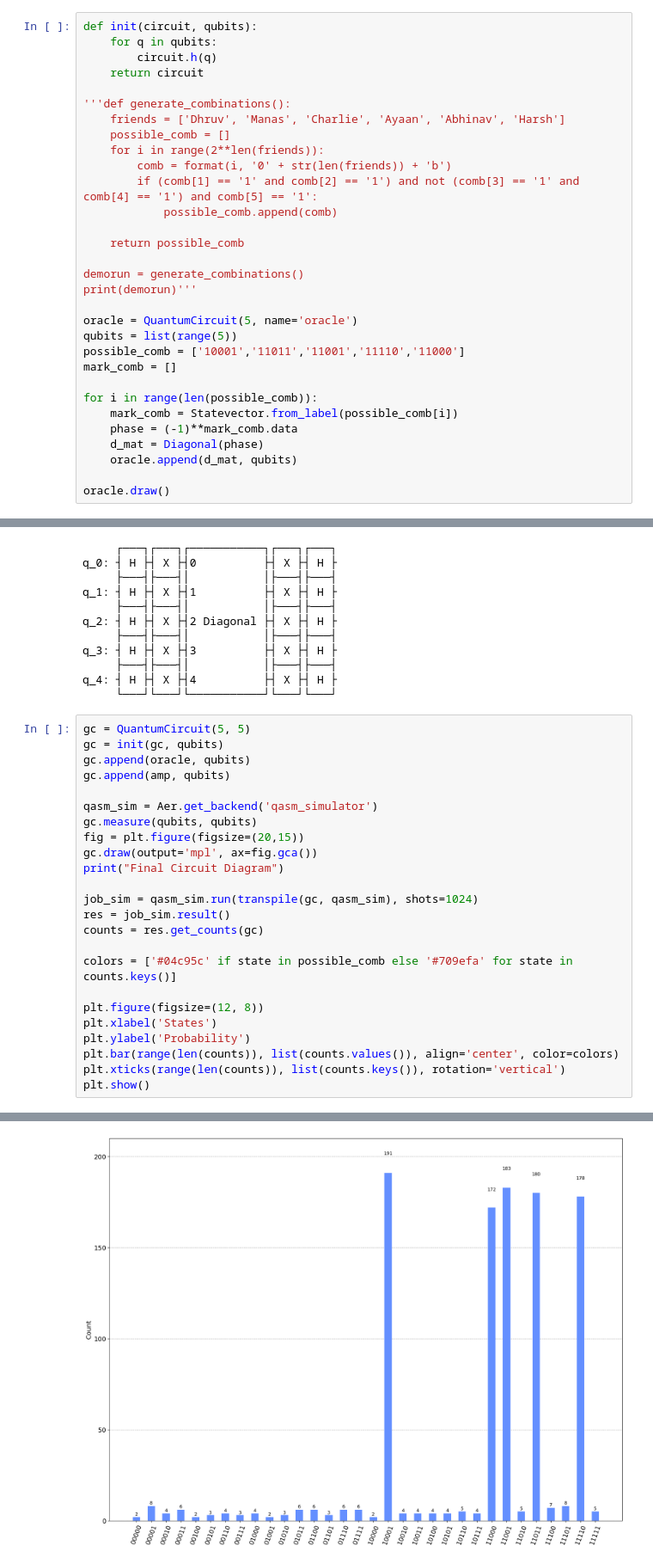
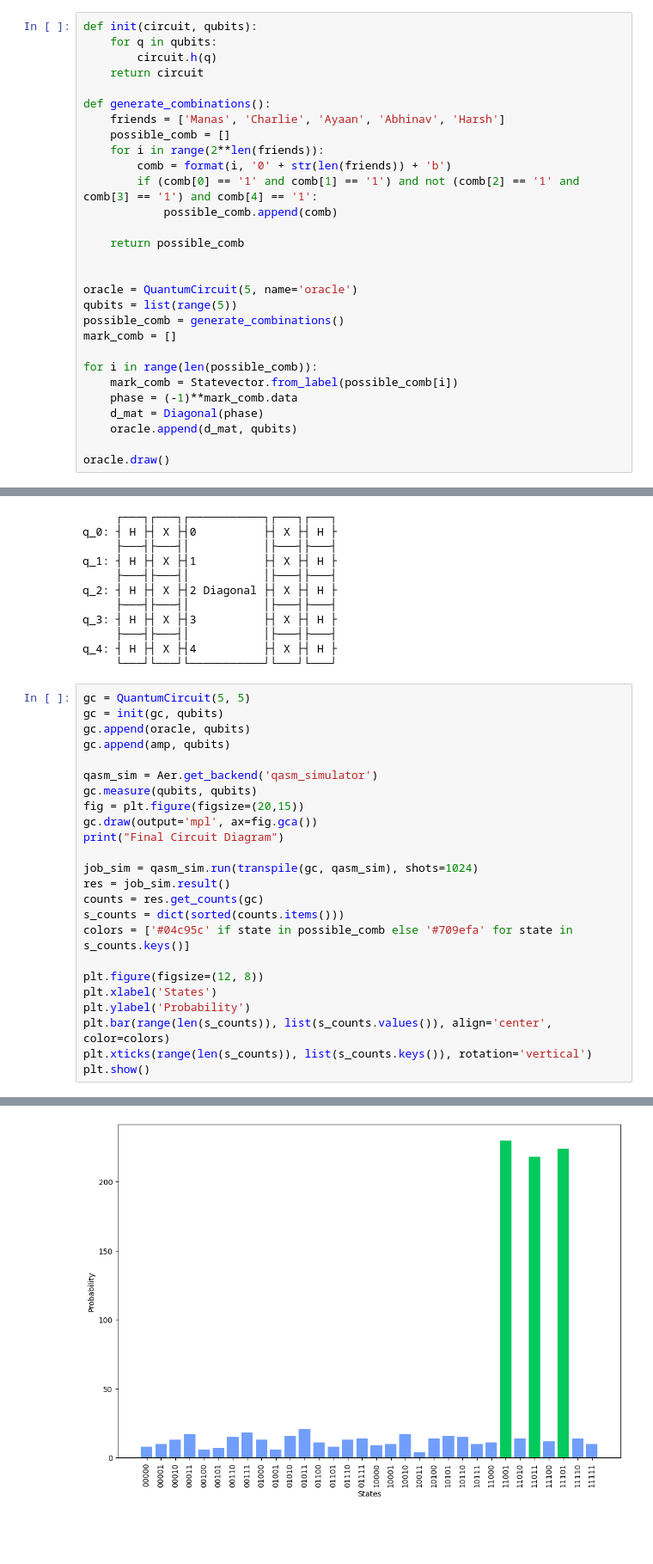
Before and after one commit to darkn3to/dinner-problem, a Jupyter notebook: imp.ipynb, the cells around one changed output, grey strips where cells are left out. Shown at 86% size. Drawn from its saved outputs; the diff is of its cells as text; blank space fills up the shorter version.

```diff
--- a/imp.ipynb
+++ b/imp.ipynb
@@ -11,22 +10,20 @@ def init(circuit, qubits):
         circuit.h(q)
     return circuit
 
-'''def generate_combinations():
-    friends = ['Dhruv', 'Manas', 'Charlie', 'Ayaan', 'Abhinav', 'Harsh']
+def generate_combinations():
+    friends = ['Manas', 'Charlie', 'Ayaan', 'Abhinav', 'Harsh']
     possible_comb = []
     for i in range(2**len(friends)):
         comb = format(i, '0' + str(len(friends)) + 'b')
-        if (comb[1] == '1' and comb[2] == '1') and not (comb[3] == '1' and comb[4] == '1') and comb[5] == '1':
+        if (comb[0] == '1' and comb[1] == '1') and not (comb[2] == '1' and comb[3] == '1') and comb[4] == '1':
             possible_comb.append(comb)
 
     return possible_comb
 
-demorun = generate_combinations()
-print(demorun)'''
 
 oracle = QuantumCircuit(5, name='oracle')
 qubits = list(range(5))
-possible_comb = ['10001','11011','11001','11110','11000']
+possible_comb = generate_combinations()
 mark_comb = []
 
 for i in range(len(possible_comb)):
@@ -91,13 +88,13 @@ print("Final Circuit Diagram")
 job_sim = qasm_sim.run(transpile(gc, qasm_sim), shots=1024)
 res = job_sim.result()
 counts = res.get_counts(gc)
-
-colors = ['#04c95c' if state in possible_comb else '#709efa' for state in counts.keys()]
+s_counts = dict(sorted(counts.items()))
+colors = ['#04c95c' if state in possible_comb else '#709efa' for state in s_counts.keys()]
 
 plt.figure(figsize=(12, 8))
 plt.xlabel('States')
 plt.ylabel('Probability')
-plt.bar(range(len(counts)), list(counts.values()), align='center', color=colors)
-plt.xticks(range(len(counts)), list(counts.keys()), rotation='vertical')
+plt.bar(range(len(s_counts)), list(s_counts.values()), align='center', color=colors)
+plt.xticks(range(len(s_counts)), list(s_counts.keys()), rotation='vertical')
 plt.show()
 # %% [output]
@@ -104,2 +102,2 @@ plt.show()
 [figure]
-[figure, old version]
+[figure, new version]
```
Also changed, not shown: parts of 3 cells of this notebook.
